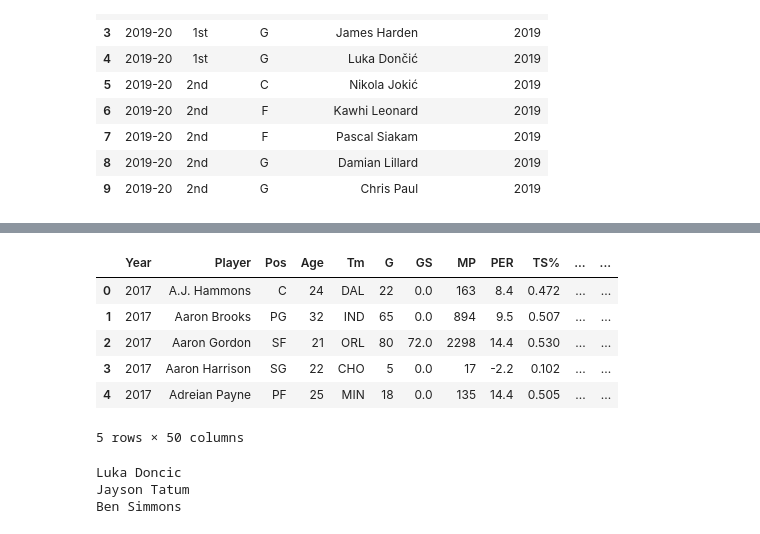
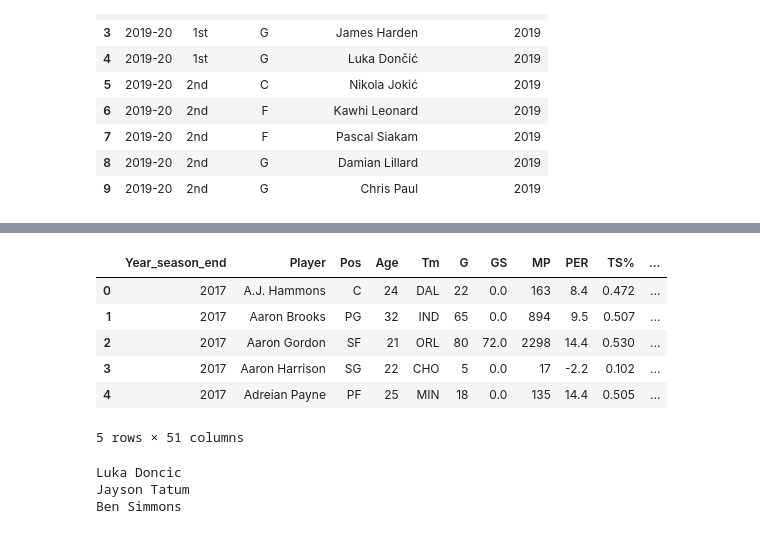
Before and after one commit to AForbis/Bootcamp_Final_Project, a Jupyter notebook: final_project_segment.ipynb, the cells around one changed output, grey strips where cells are left out. Cells and saved outputs as stored; diff of their text form; code cells hidden in the pictures.

```diff
--- a/final_project_segment.ipynb
+++ b/final_project_segment.ipynb
@@ -72,17 +60,20 @@ array(['Anthony Davis', 'Giannis Antetokounmpo', 'LeBron James',
 # %%
 url = 'SeasonData/Seasons_Stats.xlsx'
 #load in season stats
 season_stats_df = pd.DataFrame(pd.read_excel(url))
 season_stats_df['Player'] = season_stats_df['Player'].apply(lambda row: row.replace("*",""))
-season_stats_df.head()
+season_stats_df=season_stats_df.rename(columns = {'Year':'Year_season_end'})
+season_stats_df['Year_season_start'] = (season_stats_df['Year_season_end'] - 1)
+#season_stats_df.head()
+#season_stats_df.to_csv('ML_DF.csv')
 # %% [output]
-|  | Year | Player | Pos | Age | Tm | G | GS | MP | PER | TS% | ... | ... |
-| 0 | 2017 | A.J. Hammons | C | 24 | DAL | 22 | 0.0 | 163 | 8.4 | 0.472 | ... | ... |
-| 1 | 2017 | Aaron Brooks | PG | 32 | IND | 65 | 0.0 | 894 | 9.5 | 0.507 | ... | ... |
-| 2 | 2017 | Aaron Gordon | SF | 21 | ORL | 80 | 72.0 | 2298 | 14.4 | 0.530 | ... | ... |
-| 3 | 2017 | Aaron Harrison | SG | 22 | CHO | 5 | 0.0 | 17 | -2.2 | 0.102 | ... | ... |
-| 4 | 2017 | Adreian Payne | PF | 25 | MIN | 18 | 0.0 | 135 | 14.4 | 0.505 | ... | ... |
+|  | Year_season_end | Player | Pos | Age | Tm | G | GS | MP | PER | TS% | ... |
+| 0 | 2017 | A.J. Hammons | C | 24 | DAL | 22 | 0.0 | 163 | 8.4 | 0.472 | ... |
+| 1 | 2017 | Aaron Brooks | PG | 32 | IND | 65 | 0.0 | 894 | 9.5 | 0.507 | ... |
+| 2 | 2017 | Aaron Gordon | SF | 21 | ORL | 80 | 72.0 | 2298 | 14.4 | 0.530 | ... |
+| 3 | 2017 | Aaron Harrison | SG | 22 | CHO | 5 | 0.0 | 17 | -2.2 | 0.102 | ... |
+| 4 | 2017 | Adreian Payne | PF | 25 | MIN | 18 | 0.0 | 135 | 14.4 | 0.505 | ... |
-5 rows × 50 columns
+5 rows × 51 columns
 # %%
 # get list of every nba player
 AllPlayersList = season_stats_df.Player.unique()
```
Also changed, not shown: parts of 14 cells of this notebook, 3 other files.
